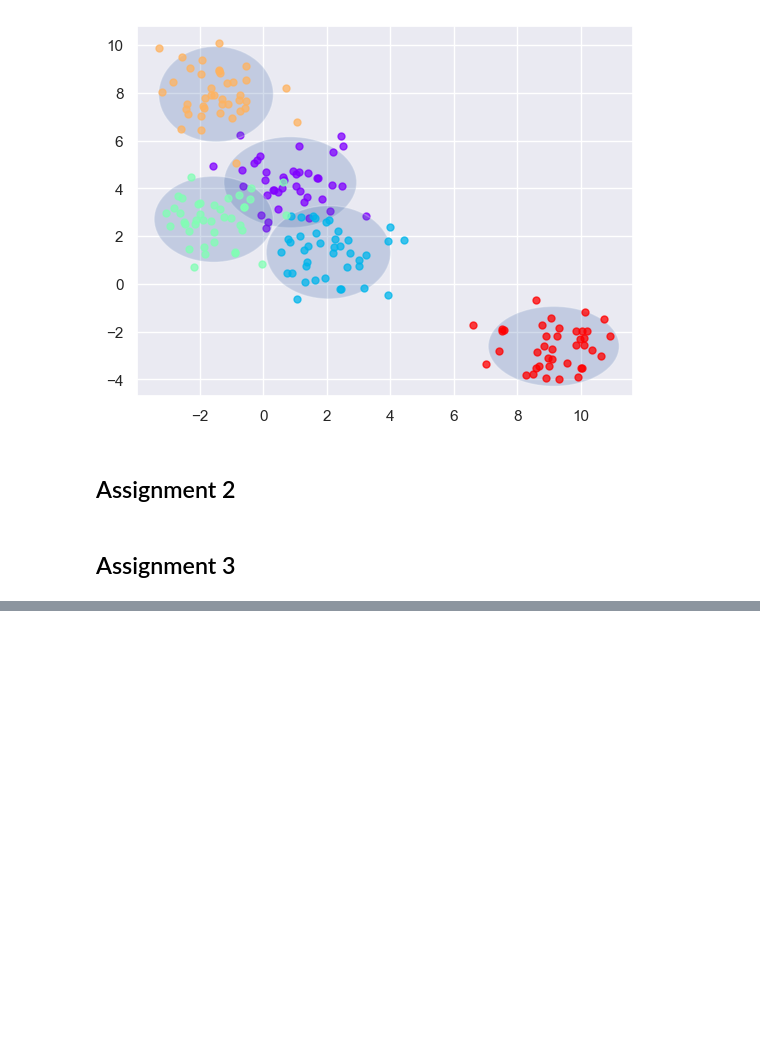
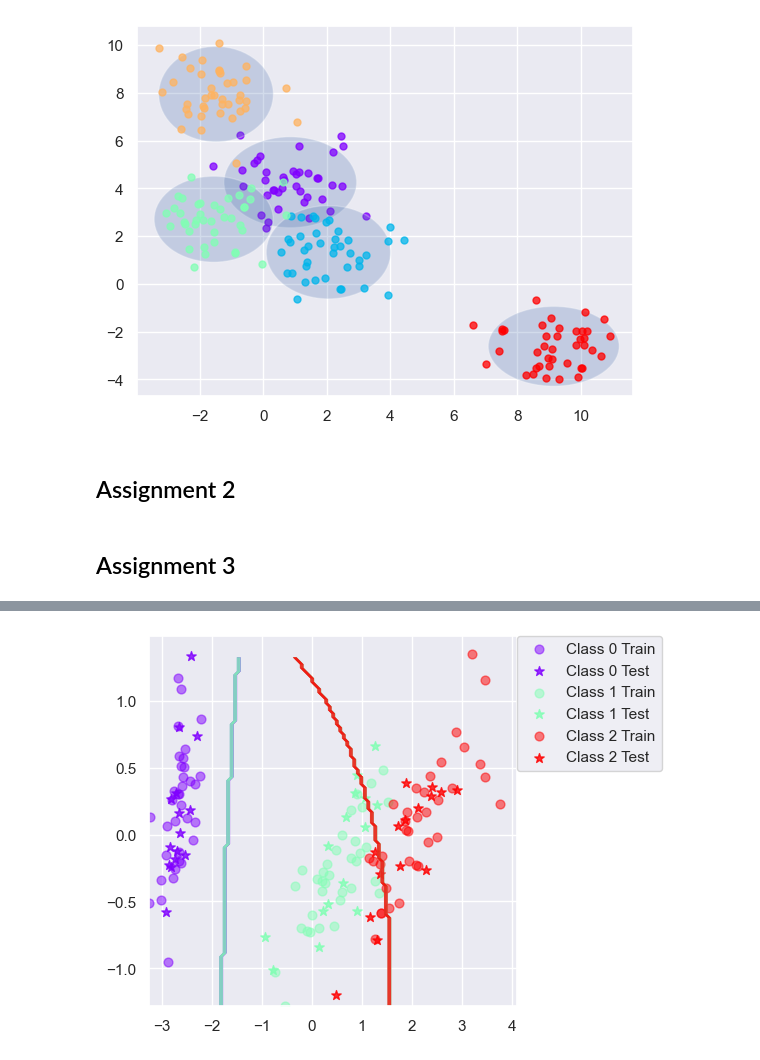
Before and after one commit to david-bazalduaa/Lab-3-Bayes-Classifier, a Jupyter notebook: Assignment 3.ipynb, the cells around one changed output, grey strips where cells are left out. Drawn from its saved outputs; the diff is of its cells as text; code cells hidden in the pictures; blank space fills up the shorter version.

```diff
--- a/Assignment 3.ipynb
+++ b/Assignment 3.ipynb
@@ -133,3 +133,18 @@ def classifyBayes(X, prior, mu, sigma):
     return h
 # %% [markdown]
 ## Assignment 3
+# %%
+# NOTE: no need to touch this
+class BayesClassifier(object):
+    def __init__(self):
+        self.trained = False
+
+    def trainClassifier(self, X, labels, W=None):
+        rtn = BayesClassifier()
+        rtn.prior = computePrior(labels, W)
+        rtn.mu, rtn.sigma = mlParams(X, labels, W)
+        rtn.trained = True
+        return rtn
+
+    def classify(self, X):
+        return classifyBayes(X, self.prior, self.mu, self.sigma)
@@ -135,0 +179,4 @@ def classifyBayes(X, prior, mu, sigma):
+# %%
+plotBoundary(BayesClassifier(), dataset='iris',split=0.7)
+# %% [output]
+[figure, added]
```
Also changed, not shown: parts of 5 cells of this notebook, 1 other file.
